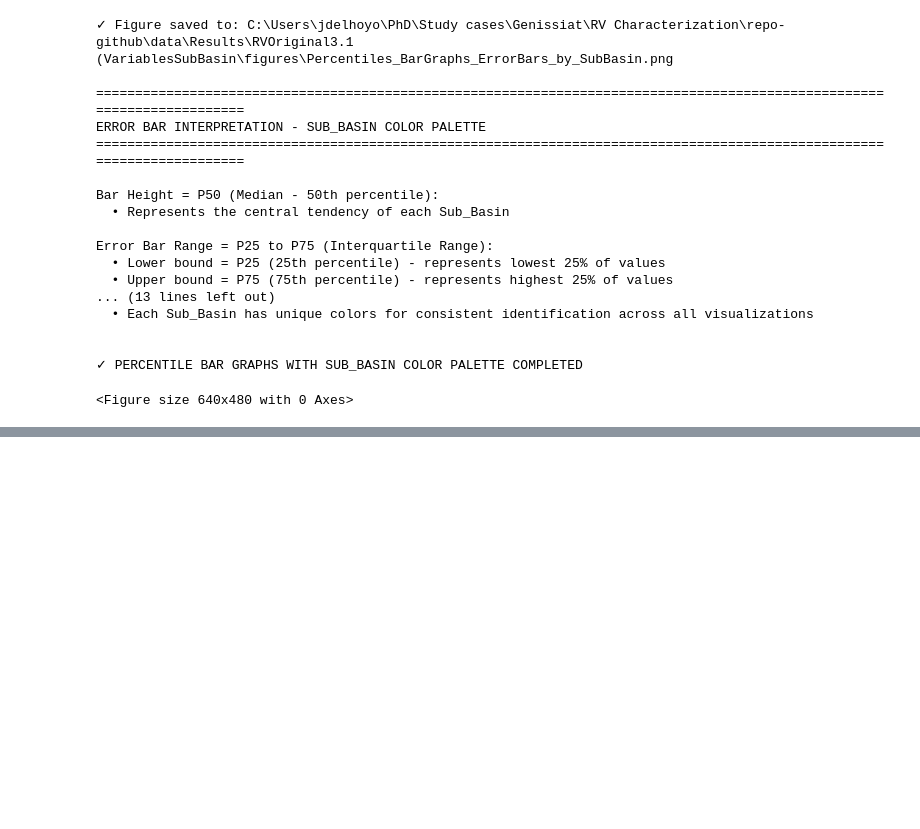
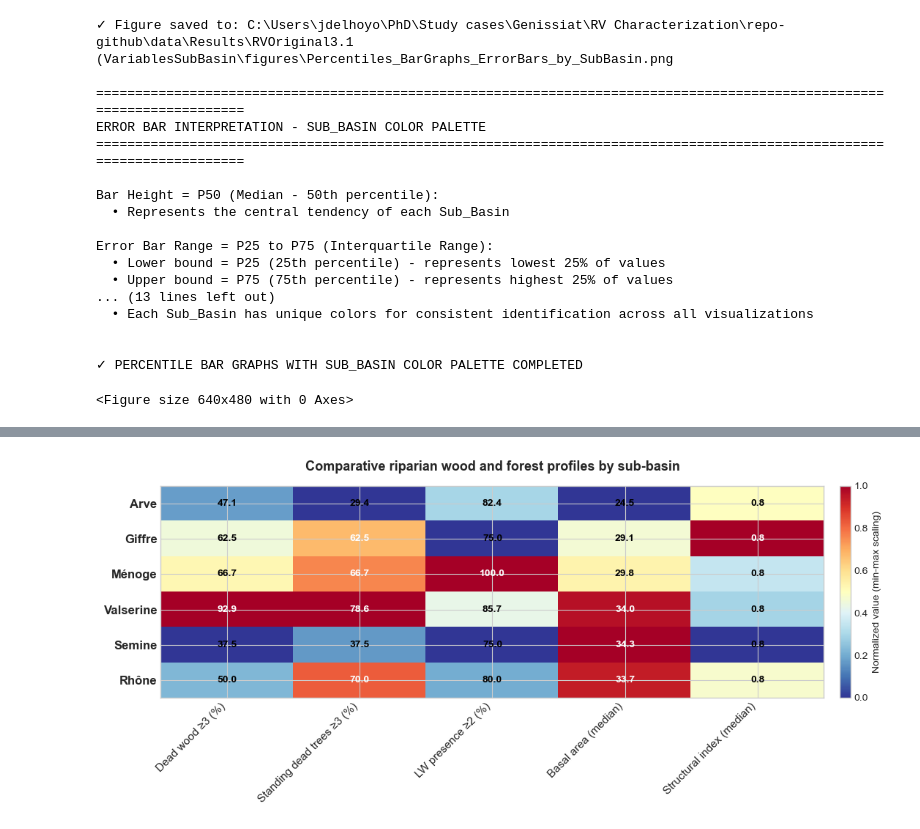
Before and after one commit to JavierDelHoyoGibaja/riparian-vegetation, a Jupyter notebook: Riparian_Forest_Analysis3WRhone(NIndex) 3 Clean VariablesSubBasin.ipynb, the cells around one changed output, grey strips where cells are left out. Saved outputs shown, nothing was run; the diff lists cells and outputs as text; code cells hidden in the pictures; blank space fills up the shorter version.

```diff
--- a/Riparian_Forest_Analysis3WRhone(NIndex) 3 Clean VariablesSubBasin.ipynb
+++ b/Riparian_Forest_Analysis3WRhone(NIndex) 3 Clean VariablesSubBasin.ipynb
@@ -2469,0 +2361,91 @@ Valserine   0.98  2.25    1.79    1.04       0.00    1.49
+# %%
+# ============================================================================
+# SIMPLIFIED HEATMAP: RIPARIAN WOOD AND FOREST PROFILES
+# Focus on key variables for comparative analysis
+# ============================================================================
+
+print("\n" + "="*140)
+print("SIMPLIFIED HEATMAP: Comparative Riparian Wood and Forest Profiles by Sub-Basin")
+print("="*140)
+
+# Define exact subbasin order as requested
+subbasin_order_final = ['Arve', 'Giffre', 'Menoge', 'Valserine', 'Semine', 'Rhone']
+
+# Select only the 5 key variables
+heatmap_cols_simplified = [
+    'Dead_Wood_%>=3',
+    'Standing_Dead_Trees_%>=3',
+    'LW_Presence_%>=2',
+    'Basal_Area_median',
+    'StructuralIndex_median'
+]
+
+heatmap_labels_simplified = [
+    'Dead wood ≥3 (%)',
+    'Standing dead trees ≥3 (%)',
+    'LW presence ≥2 (%)',
+    'Basal area (median)',
+    'Structural index (median)'
+]
+
+# Build dataframe with correct subbasin order
+df_heatmap_simplified = df_synthetic.set_index('Sub_Basin')[heatmap_cols_simplified].copy()
+
+# Reorder to match requested sequence
+df_heatmap_simplified = df_heatmap_simplified.reindex(subbasin_order_final)
+
+# Normalize by column (min-max scaling)
+df_heatmap_simplified_norm = pd.DataFrame(
+    index=df_heatmap_simplified.index,
+    columns=df_heatmap_simplified.columns
+)
+for col in heatmap_cols_simplified:
+    df_heatmap_simplified_norm[col] = robust_minmax_normalize(df_heatmap_simplified[col])
+
+# Create figure with cleaner style
+fig, ax = plt.subplots(figsize=(12, 5))
+im = ax.imshow(df_heatmap_simplified_norm.values, cmap='RdYlBu_r', aspect='auto', vmin=0, vmax=1)
+
+# Set ticks and labels
+ax.set_xticks(np.arange(len(heatmap_cols_simplified)))
+ax.set_yticks(np.arange(len(subbasin_order_final)))
+ax.set_xticklabels(heatmap_labels_simplified, fontsize=11, rotation=45, ha='right')
+ax.set_yticklabels([get_preferred_display_name(sb) for sb in subbasin_order_final],
+                    fontsize=12, fontweight='bold')
+
+# Add colorbar
+cbar = plt.colorbar(im, ax=ax, label='Normalized value (min-max scaling)', pad=0.02)
+cbar.ax.tick_params(labelsize=10)
+
+# Add real values inside cells
+for i in range(len(subbasin_order_final)):
+    for j in range(len(heatmap_cols_simplified)):
+        val = df_heatmap_simplified.iloc[i, j]
+        norm_val = df_heatmap_simplified_norm.iloc[i, j]
+
+        if pd.isna(val):
+            text_str = 'NA'
+            color_text = 'gray'
+        else:
+            text_str = f'{val:.1f}'
+            color_text = 'white' if norm_val > 0.6 else 'black'
+
+        ax.text(j, i, text_str, ha='center', va='center',
+               color=color_text, fontsize=10, fontweight='bold')
+
+# Title and layout
+ax.set_title('Comparative riparian wood and forest profiles by sub-basin',
+            fontsize=13, fontweight='bold', pad=15)
+plt.tight_layout()
+
+# Save figure
+plt.savefig(get_output_path('03_Simplified_Heatmap_WoodForestProfiles.png', subfolder='figures'),
+           dpi=300, bbox_inches='tight')
+plt.show()
+plt.close()
+
+print("\n✓ Simplified heatmap created and saved")
+print(f"✓ Variables included: {len(heatmap_cols_simplified)}")
+print(f"✓ Sub-basins ordered: {' > '.join([get_preferred_display_name(sb) for sb in subbasin_order_final])}")
+print("\n" + "="*140)
+# %% [output]
@@ -2469,0 +2455 @@ Valserine   0.98  2.25    1.79    1.04       0.00    1.49
+[figure, added]
```
Also changed, not shown: parts of 9 cells of this notebook.
